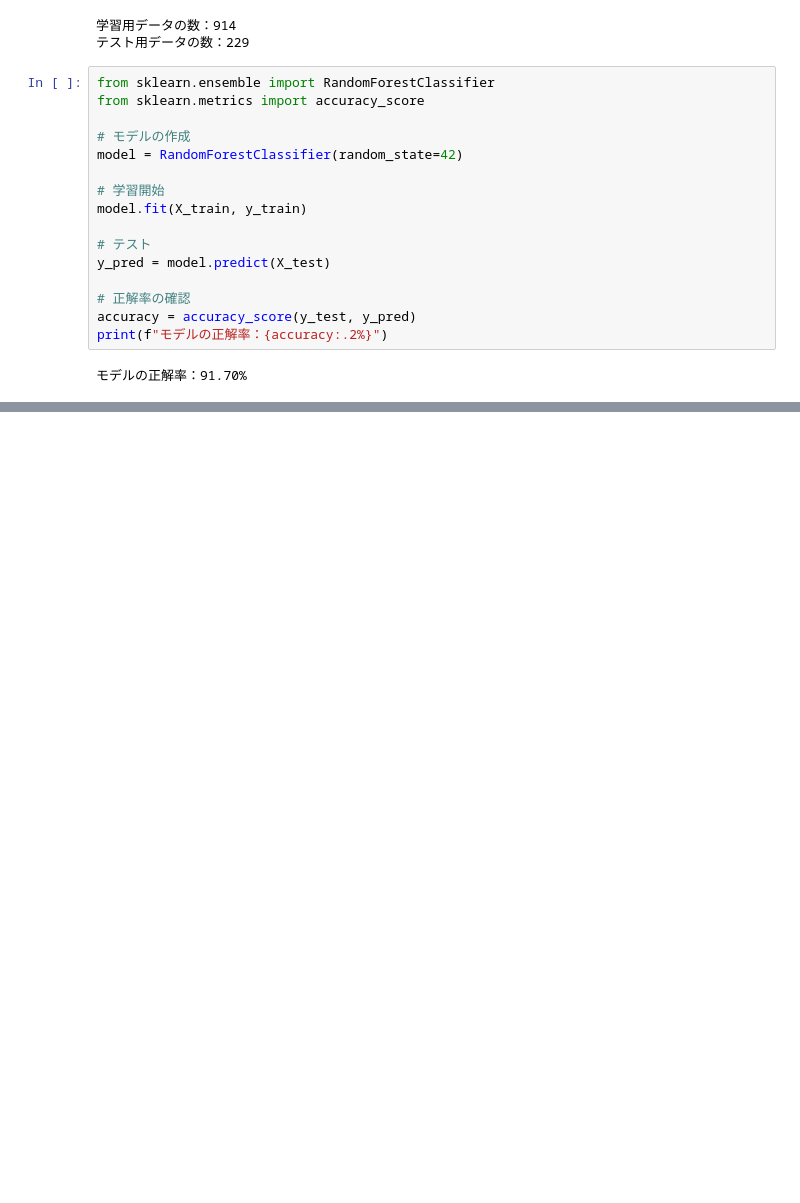
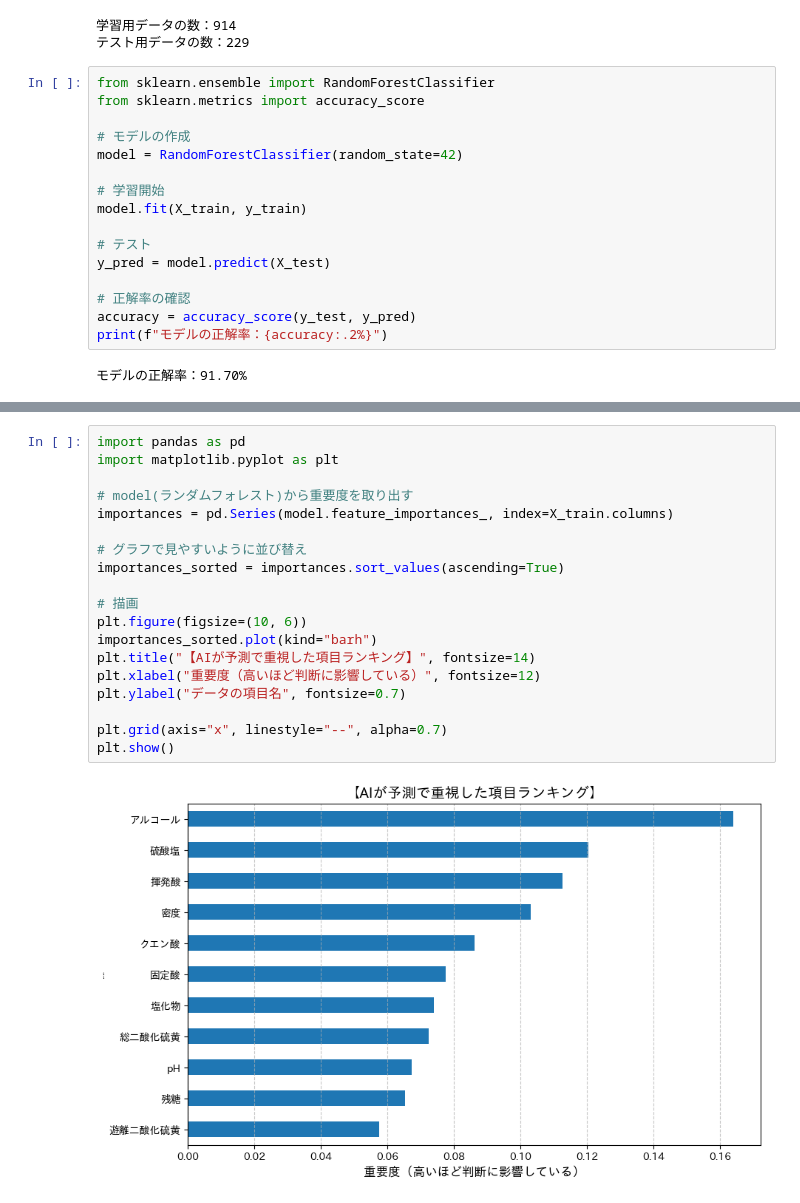
Before and after one commit to k6jf8wfhxh-ux/Wine-Quality-Classification, a Jupyter notebook: wine_quality_analysis.ipynb, the cells around one changed output, grey strips where cells are left out. Drawn from its saved outputs; the diff is of its cells as text; blank space fills up the shorter version.

```diff
--- a/wine_quality_analysis.ipynb
+++ b/wine_quality_analysis.ipynb
@@ -107,0 +137,21 @@ print(f"モデルの正解率：{accuracy:.2%}")
+# %%
+import pandas as pd
+import matplotlib.pyplot as plt
+
+# model(ランダムフォレスト)から重要度を取り出す
+importances = pd.Series(model.feature_importances_, index=X_train.columns)
+
+# グラフで見やすいように並び替え
+importances_sorted = importances.sort_values(ascending=True)
+
+# 描画
+plt.figure(figsize=(10, 6))
+importances_sorted.plot(kind="barh")
+plt.title("【AIが予測で重視した項目ランキング】", fontsize=14)
+plt.xlabel("重要度（高いほど判断に影響している）", fontsize=12)
+plt.ylabel("データの項目名", fontsize=0.7)
+
+plt.grid(axis="x", linestyle="--", alpha=0.7)
+plt.show()
+# %% [output]
+[figure, added]
```
Also changed, not shown: parts of 16 cells of this notebook.
